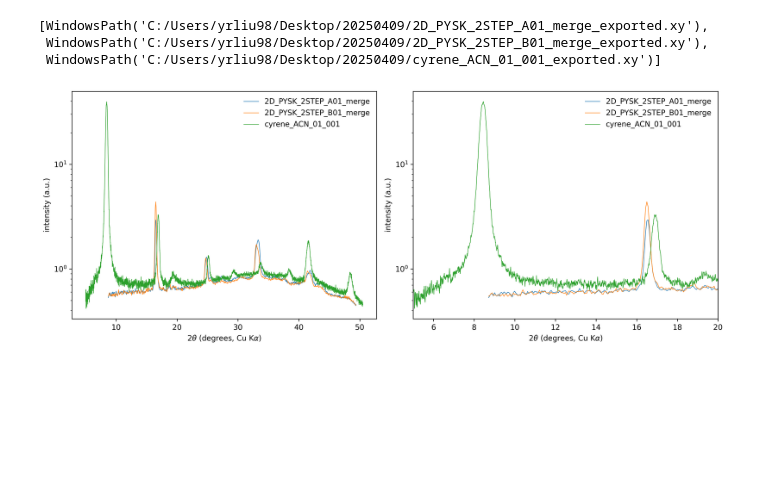
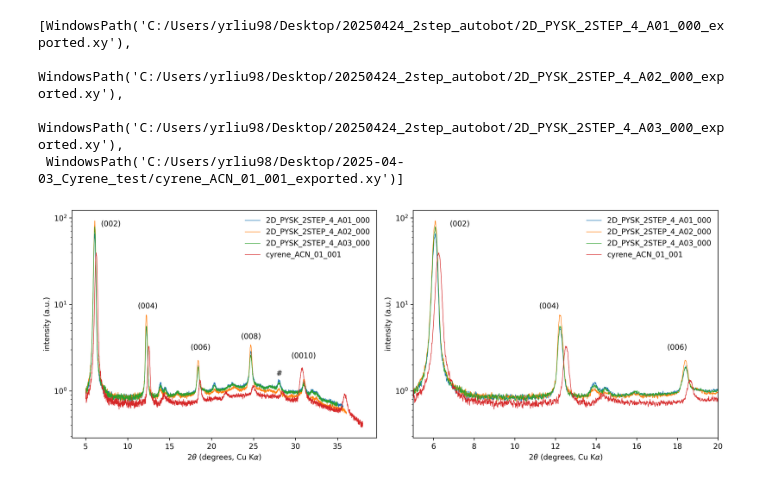
Before and after one commit to yyrliu/lbl-snipplets, a Jupyter notebook: xrd-plot.ipynb, the cells around one changed output. Drawn from its saved outputs; the diff is of its cells as text; code cells hidden in the pictures; blank space fills up the shorter version.

```diff
--- a/xrd-plot.ipynb
+++ b/xrd-plot.ipynb
@@ -5,9 +5,11 @@ import pandas as pd
 from pprint import pprint
 from scipy.signal import find_peaks
 # %%
-data_dir = r"C:\Users\yrliu98\Desktop\20250409"
+data_dir = r"C:\Users\yrliu98\Desktop\20250424_2step_autobot"
 
-xy_files = list(Path(data_dir).glob('*.xy'))
+xy_files = list(Path(data_dir).glob('2D_PYSK_2STEP_4*.xy'))
+
+xy_files.append(Path(r"C:\Users\yrliu98\Desktop\2025-04-03_Cyrene_test\cyrene_ACN_01_001_exported.xy"))
 
 # to_exclude = [1, 2, 3, 5, 6, 7]
 
@@ -16,9 +18,10 @@ xy_files = list(Path(data_dir).glob('*.xy'))
 
 pprint(xy_files)
 # %% [output]
-[WindowsPath('C:/Users/yrliu98/Desktop/20250409/2D_PYSK_2STEP_A01_merge_exported.xy'),
- WindowsPath('C:/Users/yrliu98/Desktop/20250409/2D_PYSK_2STEP_B01_merge_exported.xy'),
- WindowsPath('C:/Users/yrliu98/Desktop/20250409/cyrene_ACN_01_001_exported.xy')]
+[WindowsPath('C:/Users/yrliu98/Desktop/20250424_2step_autobot/2D_PYSK_2STEP_4_A01_000_exported.xy'),
+ WindowsPath('C:/Users/yrliu98/Desktop/20250424_2step_autobot/2D_PYSK_2STEP_4_A02_000_exported.xy'),
+ WindowsPath('C:/Users/yrliu98/Desktop/20250424_2step_autobot/2D_PYSK_2STEP_4_A03_000_exported.xy'),
+ WindowsPath('C:/Users/yrliu98/Desktop/2025-04-03_Cyrene_test/cyrene_ACN_01_001_exported.xy')]
 # %%
 Co_K_alpha = 1.7902
 Cu_K_alpha = 1.5406
@@ -27,7 +30,7 @@ dfs = []
 for xy_file in xy_files:
     df = pd.read_csv(xy_file, sep=" ", skiprows=1, names=["2theta_Co", "int"])
     df = df.assign(**{
-        "2theta_Cu": lambda x: x["2theta_Co"] * Co_K_alpha / Cu_K_alpha
+        "2theta_Cu": lambda x: x["2theta_Co"] * Cu_K_alpha / Co_K_alpha
     })
 
     df = df[(df["2theta_Cu"] > 5) & (df["2theta_Cu"] < 50.5)]
@@ -38,23 +41,31 @@ for xy_file in xy_files:
 # %%
 fig, axs = plt.subplots(nrows=1, ncols=2, figsize=(13, 5), dpi=300, layout="tight")
 
 for ax in axs:
     for df in dfs:
         ax.plot(df["2theta_Cu"], df["int"], label=df["name"], lw=0.7)
 
     handles, labels = ax.get_legend_handles_labels()
-    order = [1, 3, 2, 0]
+    order = []
     if len(order) == len(dfs):
         ax.legend([handles[idx] for idx in order], [labels[idx] for idx in order], frameon=False)
     else:
         ax.legend(frameon=False)
 
     ax.set_yscale('log')
     ax.set_xlabel("$2\\theta$ (degrees, Cu K$\\alpha$)")
     ax.set_ylabel("intensity (a.u.)")
 
+    ax.text(6.8, 80, "(002)", clip_on=True)
+    ax.text(11.2, 9, "(004)", clip_on=True)
+    ax.text(17.5, 3, "(006)", clip_on=True)
+    ax.text(23.5, 4, "(008)", clip_on=True)
+    ax.text(29.5, 2.4, "(0010)", clip_on=True)
+
+    ax.text(27.7, 1.5, "#", clip_on=True)
+
 axs[1].set_xlim(5, 20)
 
-fig.savefig(Path(data_dir, "plot.jpg"))
+fig.savefig(Path(data_dir, "compare_1step_plot.jpg"))
 # %% [output]
-[figure, old version]
+[figure, new version]
```
Also changed, not shown: parts of 3 cells of this notebook, 4 other files.
